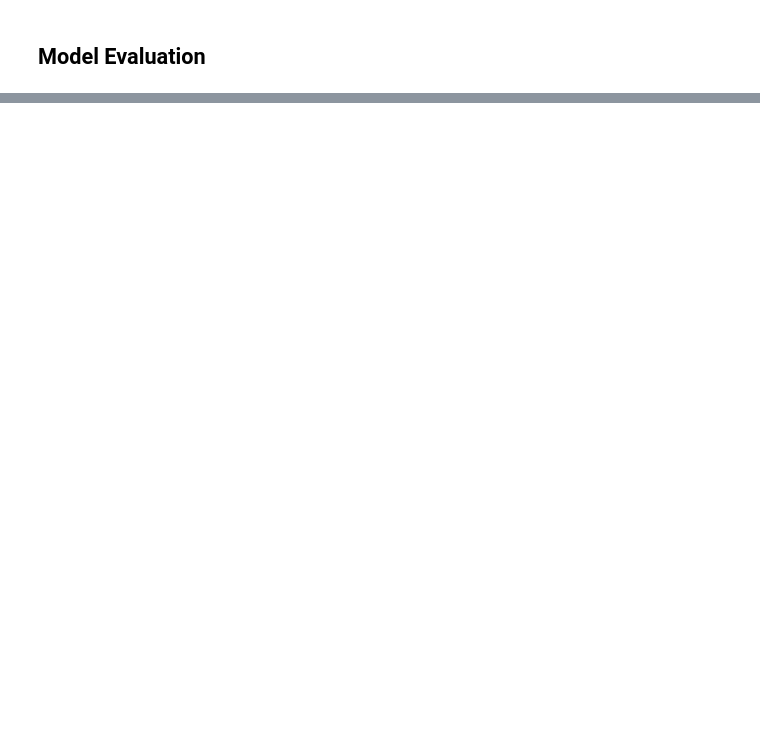
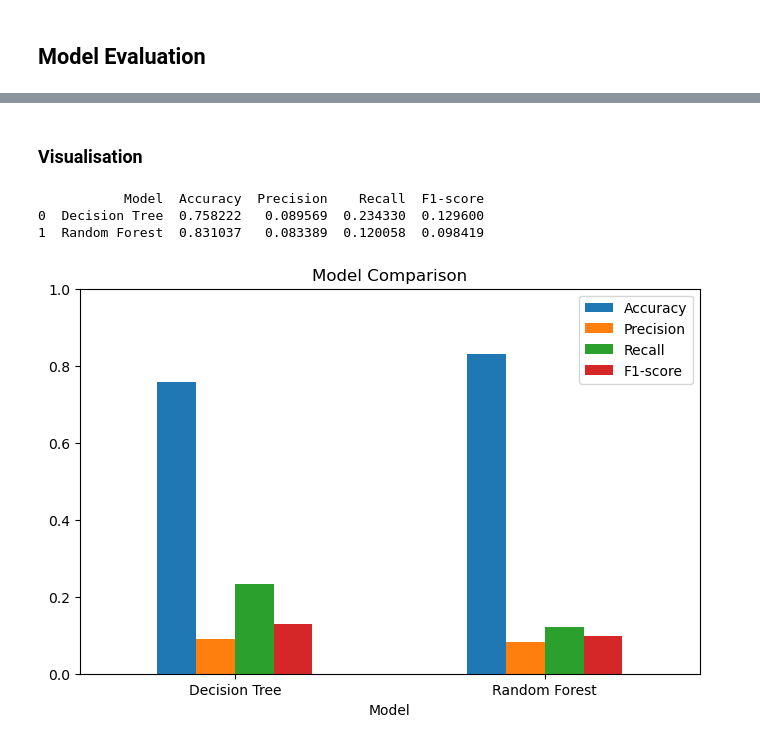
Before and after one commit to linkeshGnasegaran/Customer_Financial_Behaviour, a Jupyter notebook: Testing/Test - Model Evaluation.ipynb, the cells around one changed output, grey strips where cells are left out. Saved outputs shown, nothing was run; the diff lists cells and outputs as text; code cells hidden in the pictures; blank space fills up the shorter version.

```diff
--- a/Testing/Test - Model Evaluation.ipynb
+++ b/Testing/Test - Model Evaluation.ipynb
@@ -67,0 +64,7 @@ NameError: name 'y_test' is not defined
+# %%
+smote = SMOTE(random_state=42)
+
+X_train_res, y_train_res = smote.fit_resample(X_train, y_train)
+
+print("Before SMOTE:", y_train.value_counts())
+print("After SMOTE:", y_train_res.value_counts())
@@ -67,0 +82,10 @@ NameError: name 'y_test' is not defined
+# %%
+dt = DecisionTreeClassifier(random_state=42)
+dt.fit(X_train_res, y_train_res)
+
+# Random Forest
+rf = RandomForestClassifier(
+    n_estimators=100,
+    random_state=42
+)
+rf.fit(X_train_res, y_train_res)
@@ -67,0 +96,3 @@ NameError: name 'y_test' is not defined
+# %%
+y_pred_dt = dt.predict(X_test)
+y_pred_rf = rf.predict(X_test)
@@ -67,0 +133,32 @@ NameError: name 'y_test' is not defined
+# %% [markdown]
+### Visualisation
+# %%
+results = pd.DataFrame([
+    {
+        "Model": "Decision Tree",
+        "Accuracy": accuracy_score(y_test, y_pred_dt),
+        "Precision": precision_score(y_test, y_pred_dt),
+        "Recall": recall_score(y_test, y_pred_dt),
+        "F1-score": f1_score(y_test, y_pred_dt)
+    },
+    {
+        "Model": "Random Forest",
+        "Accuracy": accuracy_score(y_test, y_pred_rf),
+        "Precision": precision_score(y_test, y_pred_rf),
+        "Recall": recall_score(y_test, y_pred_rf),
+        "F1-score": f1_score(y_test, y_pred_rf)
+    }
+])
+
+print(results)
+
+results.set_index("Model").plot(kind="bar", figsize=(8,5))
+plt.title("Model Comparison")
+plt.ylim(0, 1)
+plt.xticks(rotation=0)
+plt.show()
+# %% [output]
+           Model  Accuracy  Precision    Recall  F1-score
+0  Decision Tree  0.758222   0.089569  0.234330  0.129600
+1  Random Forest  0.831037   0.083389  0.120058  0.098419
+[figure, added]
```
Also changed, not shown: parts of 21 cells of this notebook.
